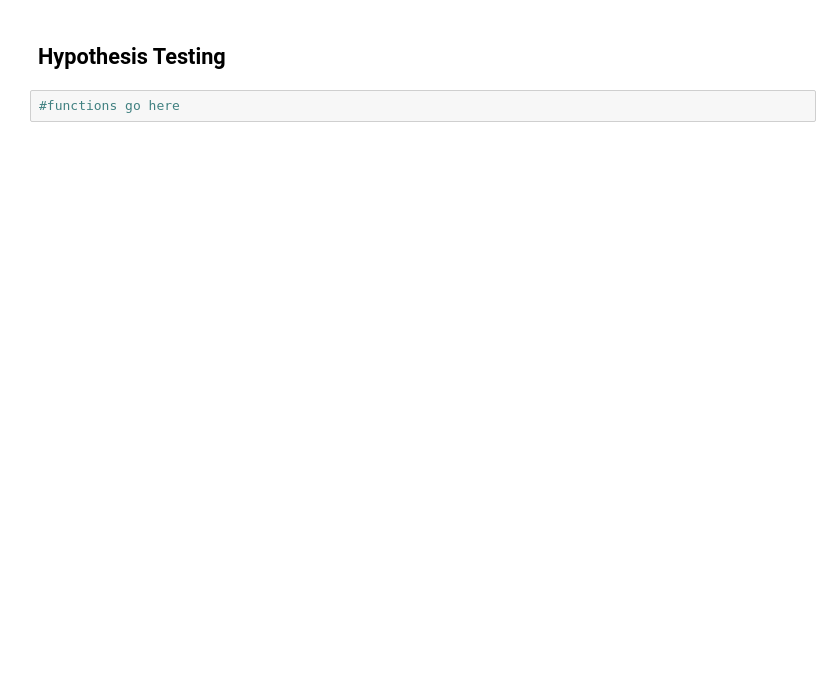
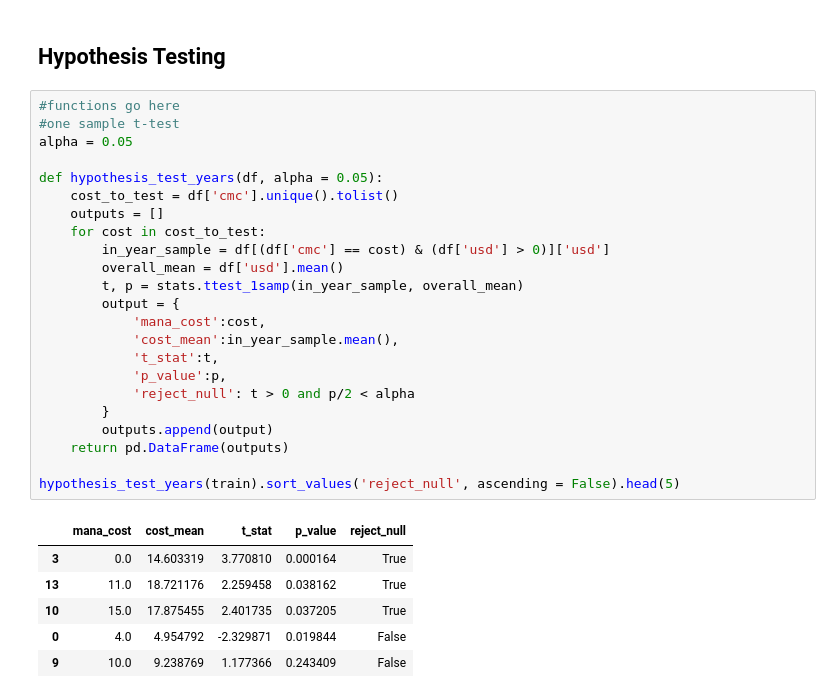
Before and after one commit to Jemison-DavidJasonStephenVasiliy/MTG-Project, a Jupyter notebook: V_folder/cleaned_hypo1.ipynb, the cells around one changed output. Cells and saved outputs as stored; diff of their text form; blank space fills up the shorter version.

```diff
--- a/V_folder/cleaned_hypo1.ipynb
+++ b/V_folder/cleaned_hypo1.ipynb
@@ -198,3 +204,31 @@ At least 3 sentences explanation
 ## Hypothesis Testing
 # %%
 #functions go here
+#one sample t-test
+alpha = 0.05
+
+def hypothesis_test_years(df, alpha = 0.05):
+    cost_to_test = df['cmc'].unique().tolist()
+    outputs = []
+    for cost in cost_to_test:
+        in_year_sample = df[(df['cmc'] == cost) & (df['usd'] > 0)]['usd']
+        overall_mean = df['usd'].mean()
+        t, p = stats.ttest_1samp(in_year_sample, overall_mean)
+        output = {
+            'mana_cost':cost,
+            'cost_mean':in_year_sample.mean(),
+            't_stat':t,
+            'p_value':p,
+            'reject_null': t > 0 and p/2 < alpha
+        }
+        outputs.append(output)
+    return pd.DataFrame(outputs)
+
+hypothesis_test_years(train).sort_values('reject_null', ascending = False).head(5)
+# %% [output]
+|  | mana_cost | cost_mean | t_stat | p_value | reject_null |
+| 3 | 0.0 | 14.603319 | 3.770810 | 0.000164 | True |
+| 13 | 11.0 | 18.721176 | 2.259458 | 0.038162 | True |
+| 10 | 15.0 | 17.875455 | 2.401735 | 0.037205 | True |
+| 0 | 4.0 | 4.954792 | -2.329871 | 0.019844 | False |
+| 9 | 10.0 | 9.238769 | 1.177366 | 0.243409 | False |
```
Also changed, not shown: parts of 3 cells of this notebook.
